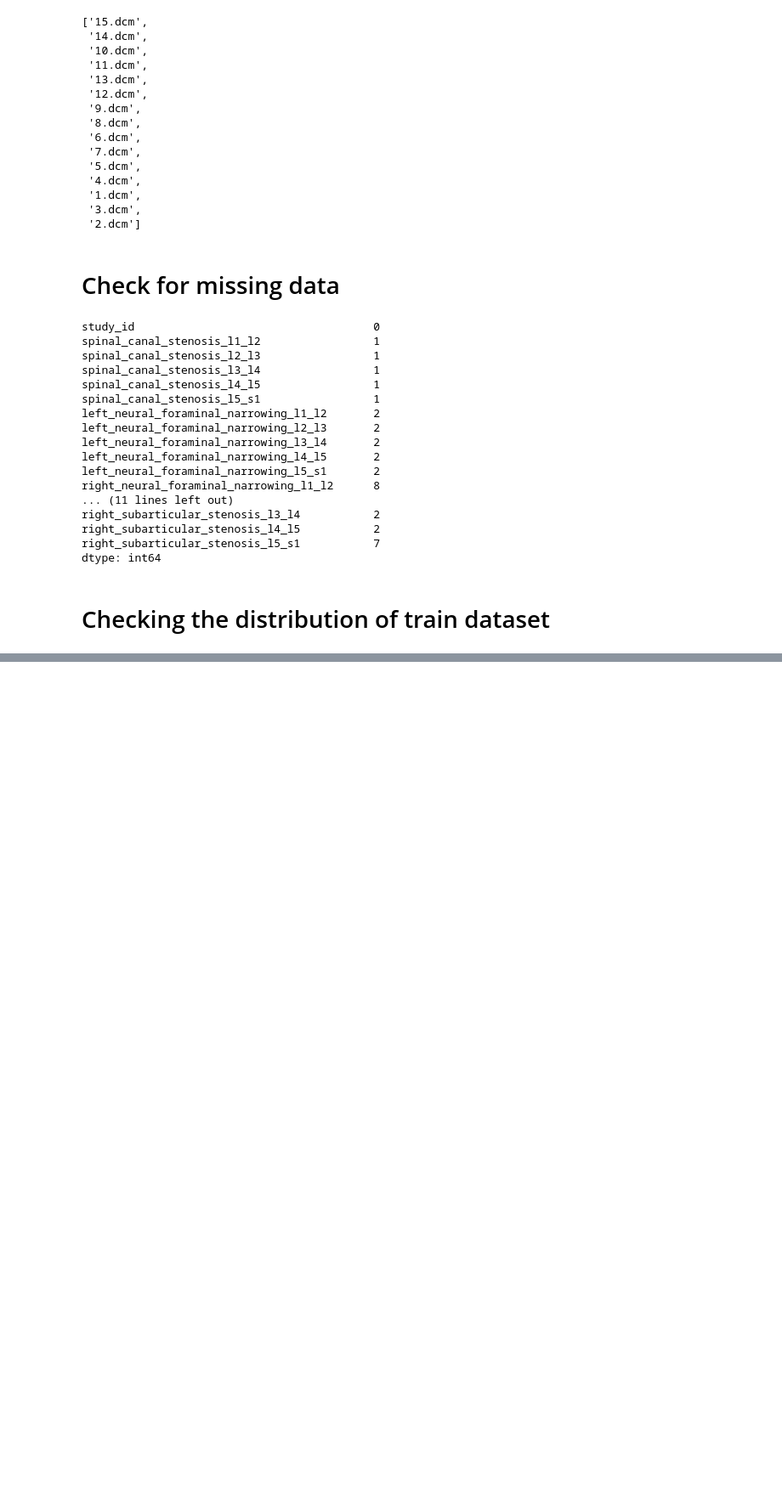
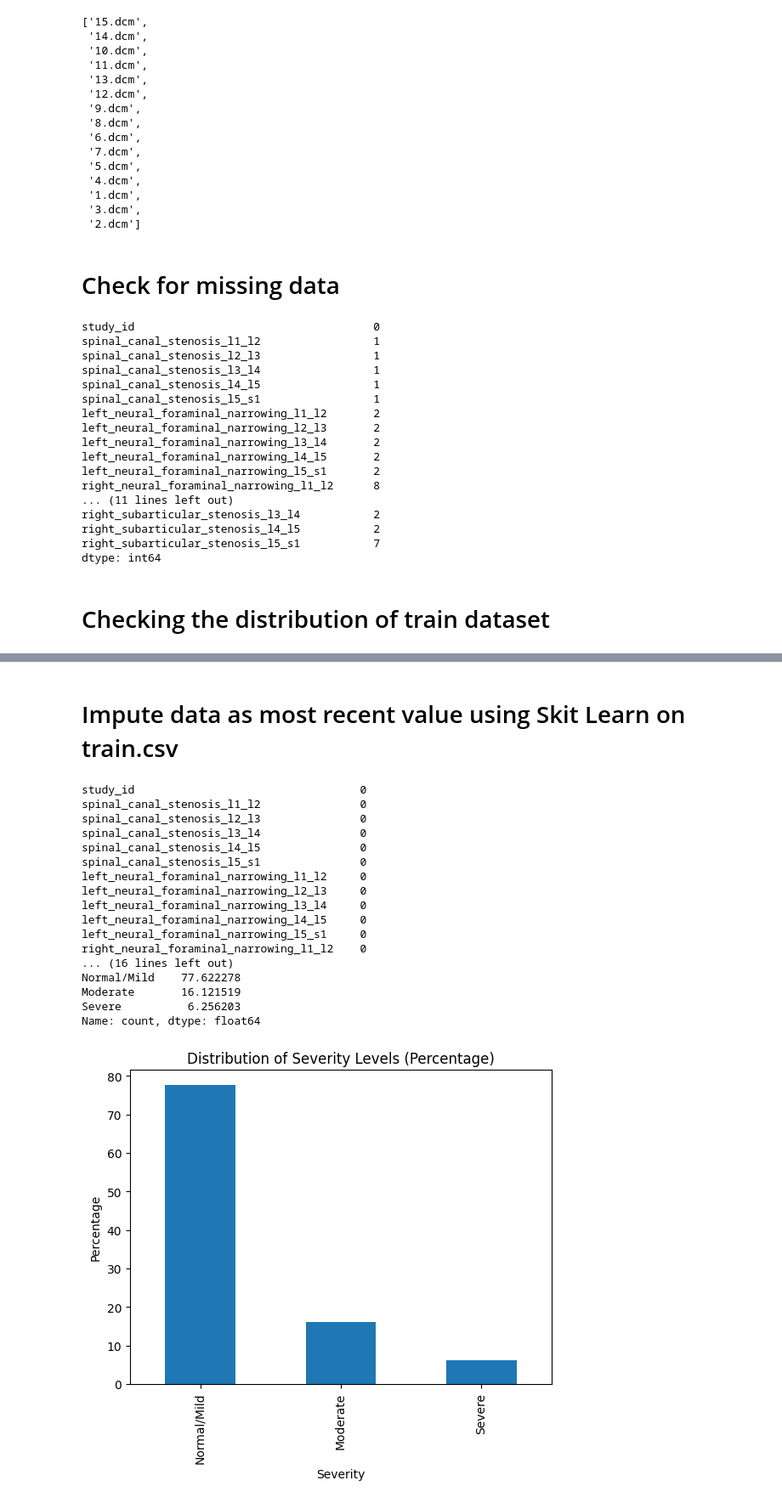
Before and after one commit to SRshohan/Research_lumber_spine, a Jupyter notebook: rsna-draw-image-original-and-with-label.ipynb, the cells around one changed output, grey strips where cells are left out. Shown at 85% size. Cells and saved outputs as stored; diff of their text form; code cells hidden in the pictures; blank space fills up the shorter version.

```diff
--- a/rsna-draw-image-original-and-with-label.ipynb
+++ b/rsna-draw-image-original-and-with-label.ipynb
@@ -245,0 +257,38 @@ Name: count, dtype: int64
+# %% [markdown]
+# Impute data as most recent value using Skit Learn on train.csv
+# %%
+from sklearn.impute import SimpleImputer
+
+df_copy = df.copy()
+
+categorical_columns = df_copy.select_dtypes(include=['object']).columns
+
+categorical_imputer = SimpleImputer(strategy='most_frequent')
+df_copy[categorical_columns] = categorical_imputer.fit_transform(df_copy[categorical_columns])
+
+# Checking missing data again
+print(df_copy.isnull().sum())
+
+
+df_melted_copy = melting_columns(df_copy)
+
+percentage(df_melted_copy)
+# %% [output]
+study_id                                  0
+spinal_canal_stenosis_l1_l2               0
+spinal_canal_stenosis_l2_l3               0
+spinal_canal_stenosis_l3_l4               0
+spinal_canal_stenosis_l4_l5               0
+spinal_canal_stenosis_l5_s1               0
+left_neural_foraminal_narrowing_l1_l2     0
+left_neural_foraminal_narrowing_l2_l3     0
+left_neural_foraminal_narrowing_l3_l4     0
+left_neural_foraminal_narrowing_l4_l5     0
+left_neural_foraminal_narrowing_l5_s1     0
+right_neural_foraminal_narrowing_l1_l2    0
+... (16 lines left out)
+Normal/Mild    77.622278
+Moderate       16.121519
+Severe          6.256203
+Name: count, dtype: float64
+[figure, added]
```
Also changed, not shown: parts of 5 cells of this notebook, 1 other file.
